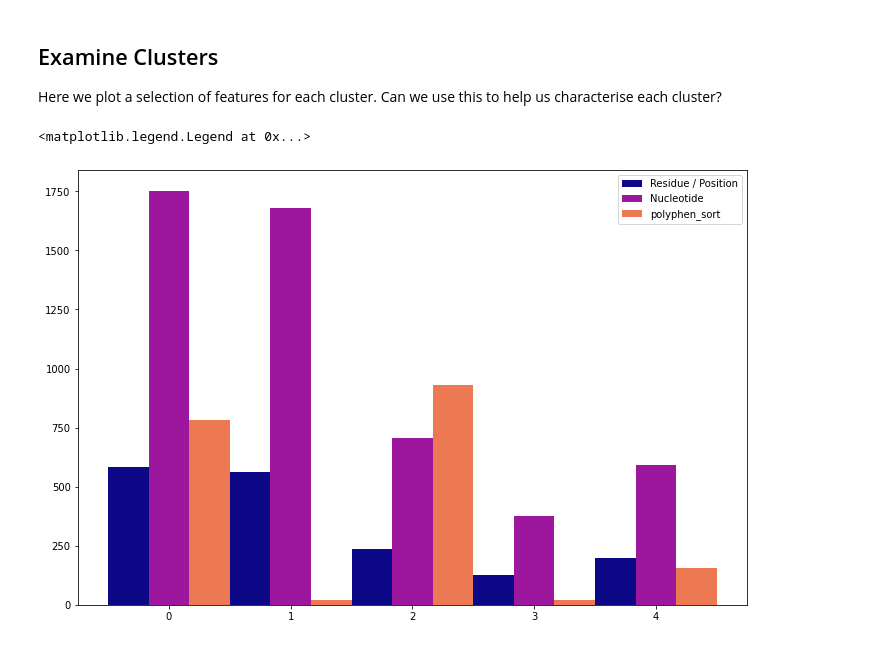
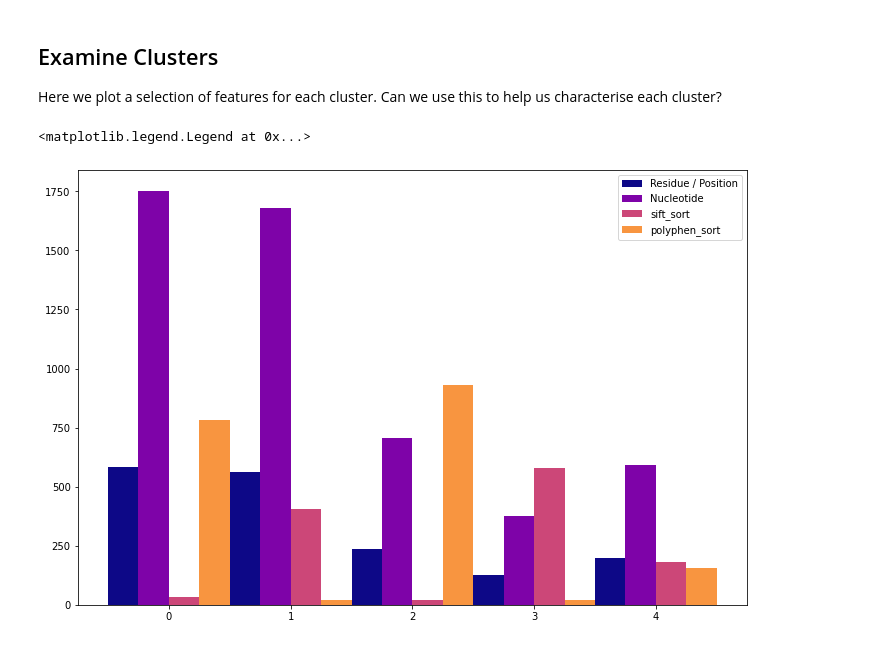
Before and after one commit to FabioRovai/DSAssignment3, a Jupyter notebook: beluu.ipynb, the cells around one changed output. Drawn from its saved outputs; the diff is of its cells as text; code cells hidden in the pictures.

```diff
--- a/beluu.ipynb
+++ b/beluu.ipynb
@@ -20,8 +22,8 @@ import matplotlib.pyplot as plt
 
 Insert the path to your data
 # %%
-#Read in csv
-df = pd.read_excel("/content/Dati varianti ABCD1 (1).xlsx")
+
+df = pd.read_excel("/content/gen_mutation.xlsx")
 # %%
 #See columns
 df.columns
@@ -203,32 +205,32 @@ Here we plot a selection of features for each cluster. Can we use this to help u
 # %%
 #Add cluster labels as extra column in dataframe
 labels = kmeans.predict(x_less_dimensions)
 df["cluster"] = labels
 
 #Pick some features to plot
 
-features = ['Residue / Position','Nucleotide','polyphen_sort']
+features = ['Residue / Position','Nucleotide','sift_sort','polyphen_sort']
 
 
 
-
+#'Residue / Position','Nucleotide','vf','Codons Variant Position','sift_sort','SIFT','polyphen_sort','PolyPhen','cadd_sort','CADD'
 
 
 plt.figure(figsize=(12, 8))
 
 cmap = plt.cm.get_cmap('plasma')
 #Iterate through features
 for index, f in enumerate(features):
     #Get mean for each feature for each cluster
     data = [np.mean(df[df["cluster"]==i][f]) for i in range(k)]
 
     width = 1/(len(features))
     x_vals = np.arange(len(data)) + (width*index) - 0.5 + width/2
 
     #Plot this feature for each cluster
     plt.bar(x_vals, data, width = width, label = f, color = cmap(index/len(features)))
 
 plt.legend()
 # %% [output]
 <matplotlib.legend.Legend at 0x...>
-[figure, old version]
+[figure, new version]
```
Also changed, not shown: parts of 1 cell of this notebook.
